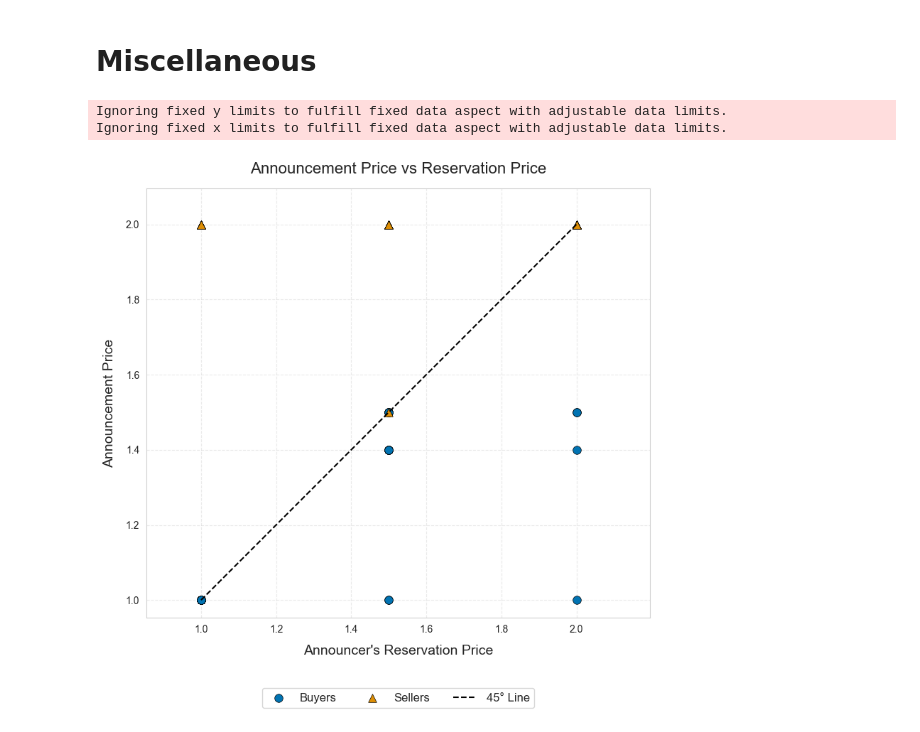
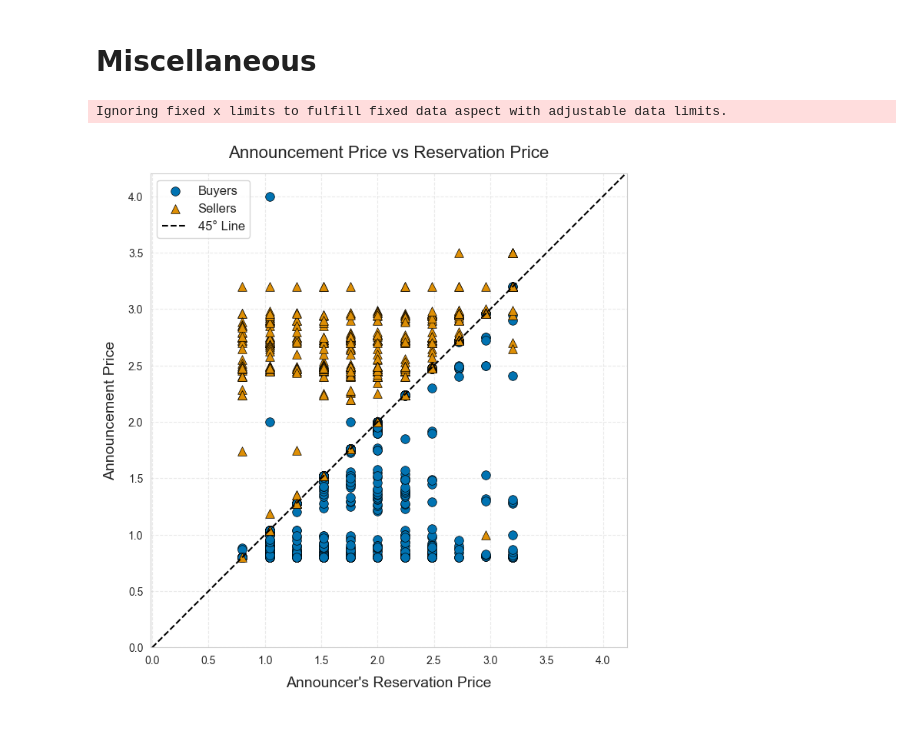
Before and after one commit to jswistak/competitive-market-simulation, a Jupyter notebook: notebooks/results_analysis_single.ipynb, the cells around one changed output. Saved outputs shown, nothing was run; the diff lists cells and outputs as text; code cells hidden in the pictures.

```diff
--- a/notebooks/results_analysis_single.ipynb
+++ b/notebooks/results_analysis_single.ipynb
@@ -12,7 +12,8 @@ from pathlib import Path
 # Load the data
 # %%
 # select the experiment for which you want to analyse data
-experiment_id = "test_20260207_144528"
+experiment_id = "smith1_20260211_220938"
+# experiment_id = "smith2_20260211_221148"
 # %%
 # set the paths
 root_path = Path(globals()['_dh'][0]).parent
@@ -1021,6 +1149,7 @@ plt.show()
 # Miscellaneous
 # %%
 # Plot the announcement price vs reservation price by agent type
+
 
 with sns.axes_style("whitegrid"):
 
@@ -1035,49 +1164,39 @@ with sns.axes_style("whitegrid"):
     plt.scatter(
         df_announcements.loc[buy_mask, 'announcing_agent_reservation_price'],
         df_announcements.loc[buy_mask, 'price'],
         color=buyer_color, label='Buyers',
         edgecolor='k', s=70, linewidth=0.5, marker='o'
     )
 
     plt.scatter(
         df_announcements.loc[sell_mask, 'announcing_agent_reservation_price'],
         df_announcements.loc[sell_mask, 'price'],
         color=seller_color, label='Sellers',
         edgecolor='k', s=70, linewidth=0.5, marker='^'
     )
 
-    # 45-degree line
-    min_val = min(df_announcements['announcing_agent_reservation_price'].min(),
-                df_announcements['price'].min())
-    max_val = max(df_announcements['announcing_agent_reservation_price'].max(),
-                df_announcements['price'].max())
+    # 45-degree line (using supply/demand limits)
+    min_val = np.max([np.concat([supply, demand]).min() - 1, 0])
+    max_val = np.concat([supply, demand]).max() + 1
 
     plt.plot([min_val, max_val], [min_val, max_val],
             'k--', linewidth=1.5, label='45° Line')
 
     # labels and formatting
     plt.xlabel("Announcer's Reservation Price", fontsize=14, labelpad=10)
     plt.ylabel("Announcement Price", fontsize=14, labelpad=10)
     plt.title("Announcement Price vs Reservation Price", fontsize=16, pad=15)
     plt.legend(frameon=True, fontsize=12)
     plt.grid(True, linestyle='--', alpha=0.4)
 
     # make axes square (for true 45° comparison)
     plt.axis('equal')
 
-    # slightly extend limits
-    plt.xlim(min_val * 0.95, max_val * 1.05)
-    plt.ylim(min_val * 0.95, max_val * 1.05)
-
-    # tighten layout
-    plt.legend(loc='upper center', bbox_to_anchor=(0.5, -0.15), ncol=3, fontsize=12, frameon=True)
-    plt.tight_layout()
-
-    plt.show()
+    plt.xlim(min_val, max_val)
+    plt.ylim(min_val, max_val)
 # %% [output]
-Ignoring fixed y limits to fulfill fixed data aspect with adjustable data limits.
 Ignoring fixed x limits to fulfill fixed data aspect with adjustable data limits.
-[figure, old version]
+[figure, new version]
 # %%
 # Plot the mean number of responses as a function of price
 
```
Also changed, not shown: parts of 19 cells of this notebook.
